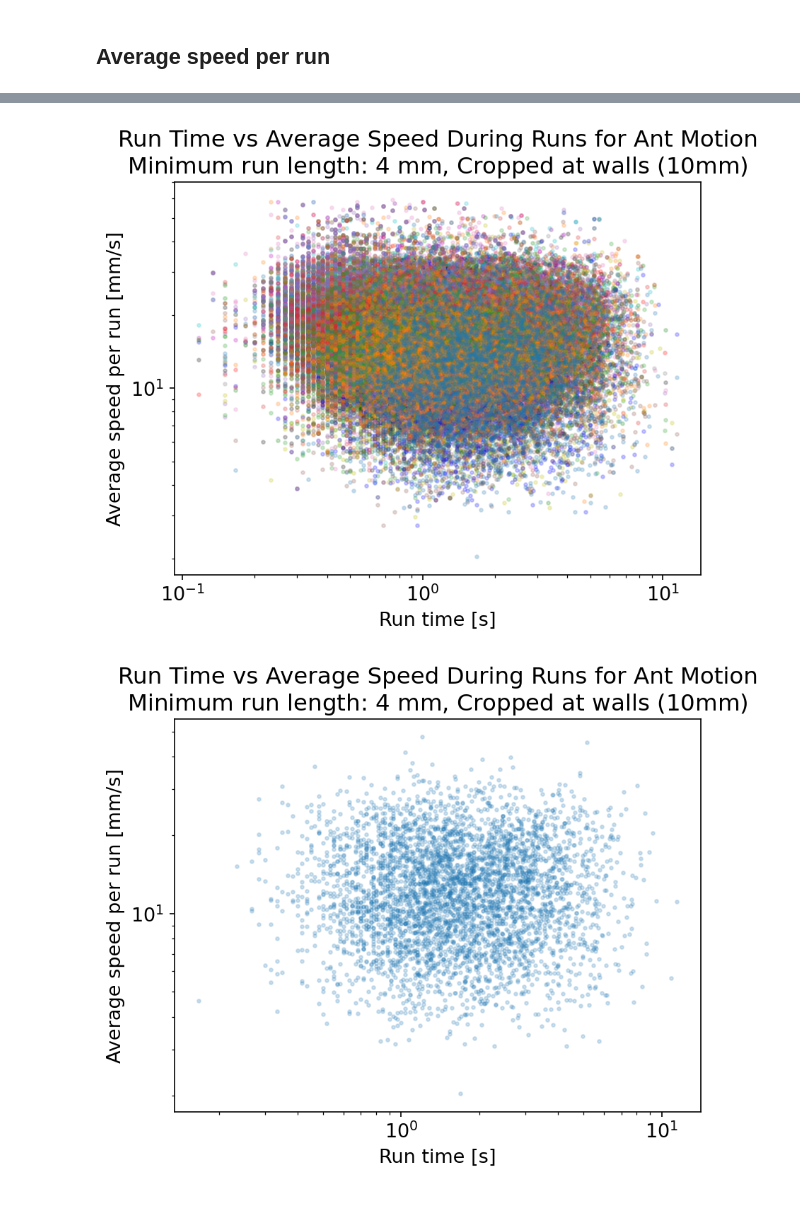
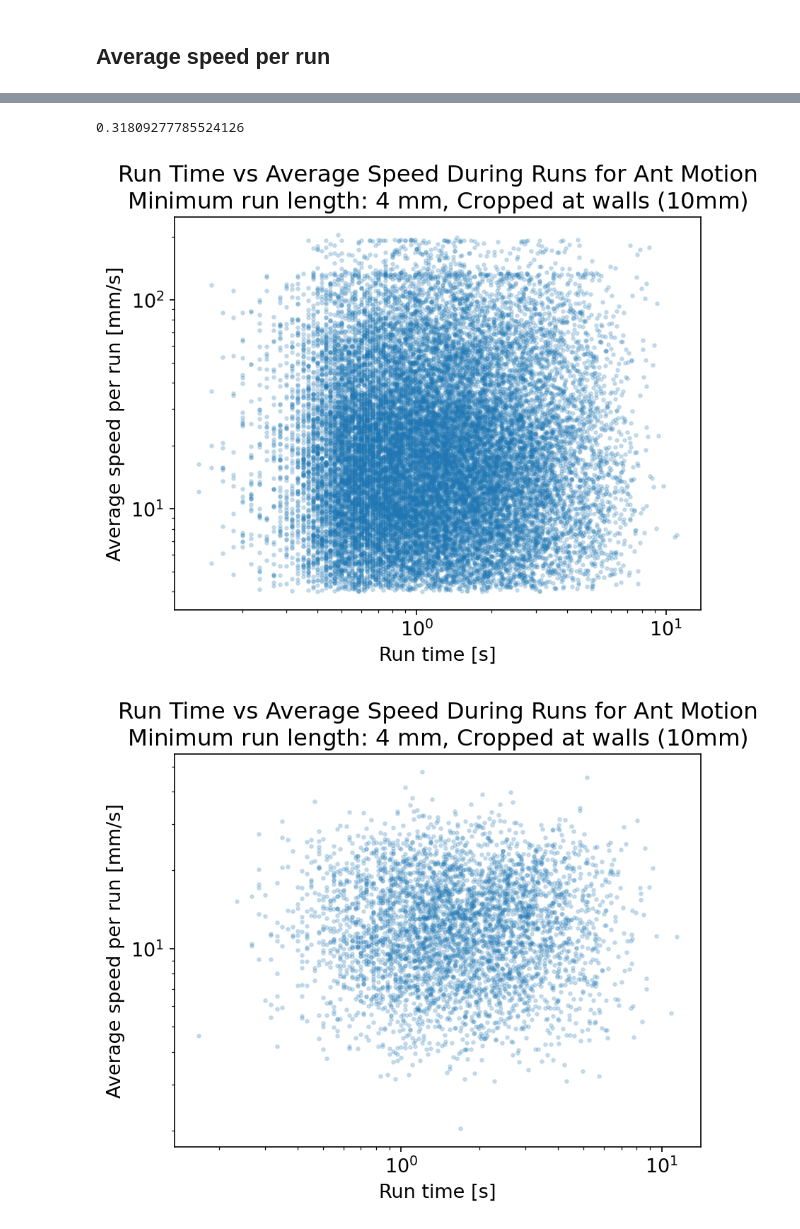
Before and after one commit to Jfeatherstone/tracker, a Jupyter notebook: notebooks/uncleaned/12_DiscretizedSpeedDistribution.ipynb, the cells around one changed output, grey strips where cells are left out. Cells and saved outputs as stored; diff of their text form; code cells hidden in the pictures.

```diff
--- a/notebooks/uncleaned/12_DiscretizedSpeedDistribution.ipynb
+++ b/notebooks/uncleaned/12_DiscretizedSpeedDistribution.ipynb
@@ -225,15 +226,17 @@ for i in range(len(discreteDataArr)):
     goodIndices = np.where((runLengths > minRunLength) & (runTimes > 0))[0]
     avgVelocity = runLengths[goodIndices] / runTimes[goodIndices]
 
-    powerlaw.plot_pdf(avgVelocity, xmax=maxVelocity, linear_bins=True, ax=ax, color=colors[i % len(colors)], label=f'Data, $c = {cArr[i]:.2}$, $v_m = {velocityThresholdArr[i]:.3}$', alpha=0.7)
+    powerlaw.plot_pdf(avgVelocity, xmax=maxVelocity, linear_bins=True, ax=ax, color=colors[i % len(colors)], label=f'Data, $\\theta_c = {np.arccos(cArr[i])*180/np.pi} \\degree$, $v_m = {velocityThresholdArr[i]:.3}$', alpha=0.7)
+
+    ax.axvline(np.nanmean(avgVelocity), label='Mean velocity', linestyle='--', c='black')
 
 plt.yscale('log')
 #plt.xscale('log')
 plt.ylabel('PDF')
 plt.xlabel('Average speed per run [mm/s]')
-#plt.legend(fontsize=10)
+plt.legend(fontsize=10)
 #plt.title(f'Average Speed During Runs for Ant Motion\nMinimum run length: ${minRunLength}$ mm, Uncropped')
 plt.title(f'Average Speed During Runs for Ant Motion\nMinimum run length: ${minRunLength}$ mm, Cropped at walls (10mm)')
-pltsaveall('12_AverageSpeedPerRun_Cropped')
+#plt.savefig('average_speed.png', bbox_inches='tight')
 plt.show()
 # %% [output]
@@ -305,36 +308,71 @@ plt.show()
+# %%
+from sklearn.linear_model import LinearRegression
+from sklearn.metrics import r2_score
+
+minRunLength = minDistancePerRun
+maxSpeed = 60
+colors = list(mpl.colors.TABLEAU_COLORS) + list(mpl.colors.BASE_COLORS)
+
+for i in [0]:
+    runLengths = np.array([l for rl in discreteStepSizeArr[i] for l in rl])
+    runTimes = np.array([t for rt in runTimeArr[i] for t in rt])
+
+    goodIndices = np.where(runLengths > minRunLength)[0]
+    avgVelocity = runLengths / runTimes
+
+    runLengths = runLengths[goodIndices]
+    avgVelocity = avgVelocity[goodIndices]
+
+    goodIndices = np.where(avgVelocity <= maxSpeed)[0]
+
+    x = runLengths[goodIndices]
+    y = avgVelocity[goodIndices]
+
+    # Fit a linear regression model
+    model = LinearRegression()
+    model.fit(x[:,None], y)
+
+    # Make predictions
+    y_pred = model.predict(x[:,None])
+
+    r2 = r2_score(y, y_pred)
+
+    print(r2)
+# %% [output]
+0.31809277785524126
 # %%
 minRunLength = minDistancePerRun
 maxSpeed = 60
 colors = list(mpl.colors.TABLEAU_COLORS) + list(mpl.colors.BASE_COLORS)
 
 for i in range(len(runTimeArr))[::-1]:
     runLengths = np.array([l for rl in discreteStepSizeArr[i] for l in rl])
     runTimes = np.array([t for rt in runTimeArr[i] for t in rt])
 
     goodIndices = np.where(runLengths > minRunLength)[0]
     avgVelocity = runLengths / runTimes
 
     runLengths = runLengths[goodIndices]
     avgVelocity = avgVelocity[goodIndices]
 
     goodIndices = np.where(avgVelocity <= maxSpeed)[0]
 
-    plt.scatter(runTimes[goodIndices], avgVelocity[goodIndices], alpha=0.2, s=5, c=colors[i % len(colors)])
+    plt.scatter(runTimes[goodIndices], runLengths[goodIndices], alpha=0.2, s=5, c=colors[i % len(colors)])
     # To make the legend look nicer
     plt.scatter(None, None, label=f'$c = {cArr[i]}$, $v_m = {velocityThresholdArr[i]}$', c=colors[i % len(colors)])
 
 plt.yscale('log')
 plt.xscale('log')
 plt.xlabel('Run time [s]')
 plt.ylabel('Average speed per run [mm/s]')
 #plt.title(f'Skip factor: {skipFactor}')
 #plt.legend(fontsize=10)
 #plt.title(f'Run Distance vs Average Speed During Runs for Ant Motion\nMinimum run length: ${minRunLength}$ mm, Uncropped')
 plt.title(f'Run Time vs Average Speed During Runs for Ant Motion\nMinimum run length: ${minRunLength}$ mm, Cropped at walls (10mm)')
 #pltsaveall('08_RunDistanceVsSpeed_Cropped')
 plt.show()
 # %% [output]
-[figure, old version]
+[figure, new version]
 # %%
 minRunLength = minDistancePerRun
 maxSpeed = 60
```
Also changed, not shown: parts of 7 cells of this notebook, 12 other files.
